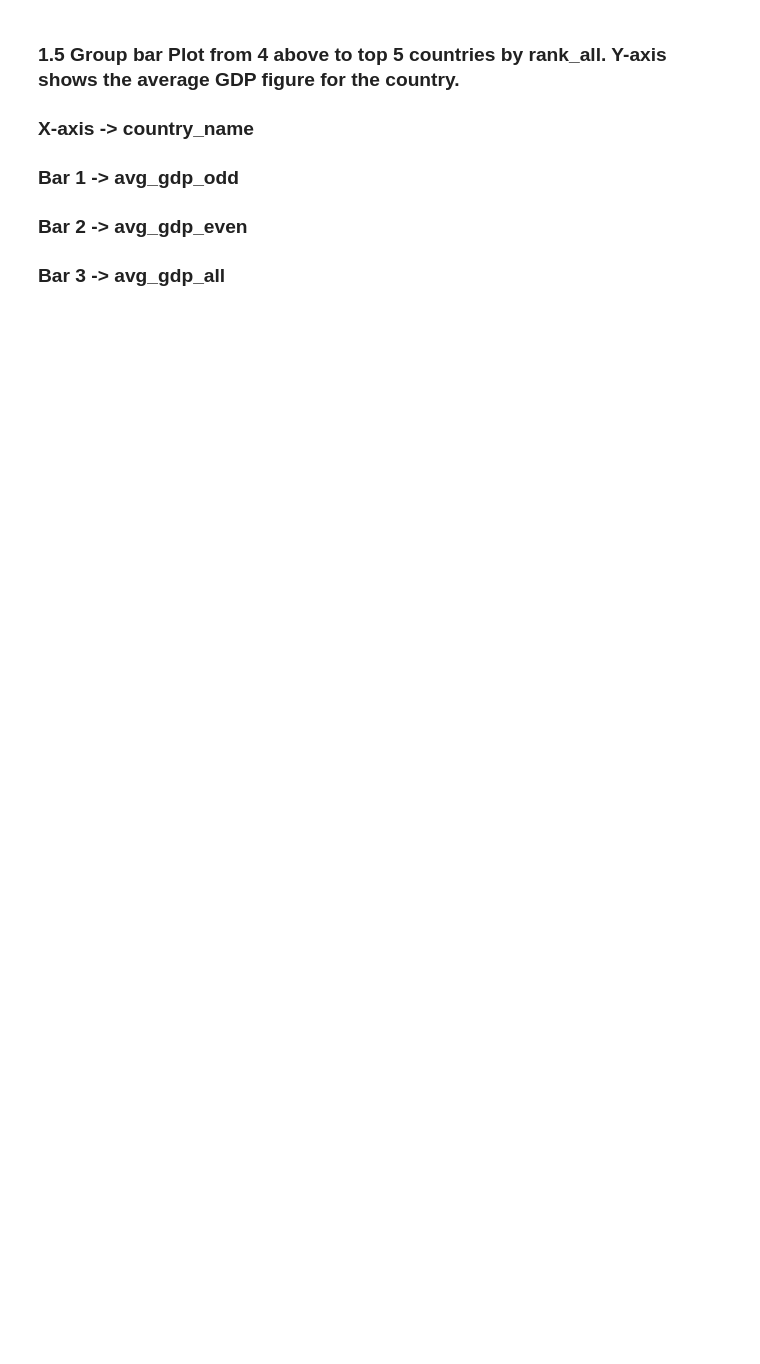
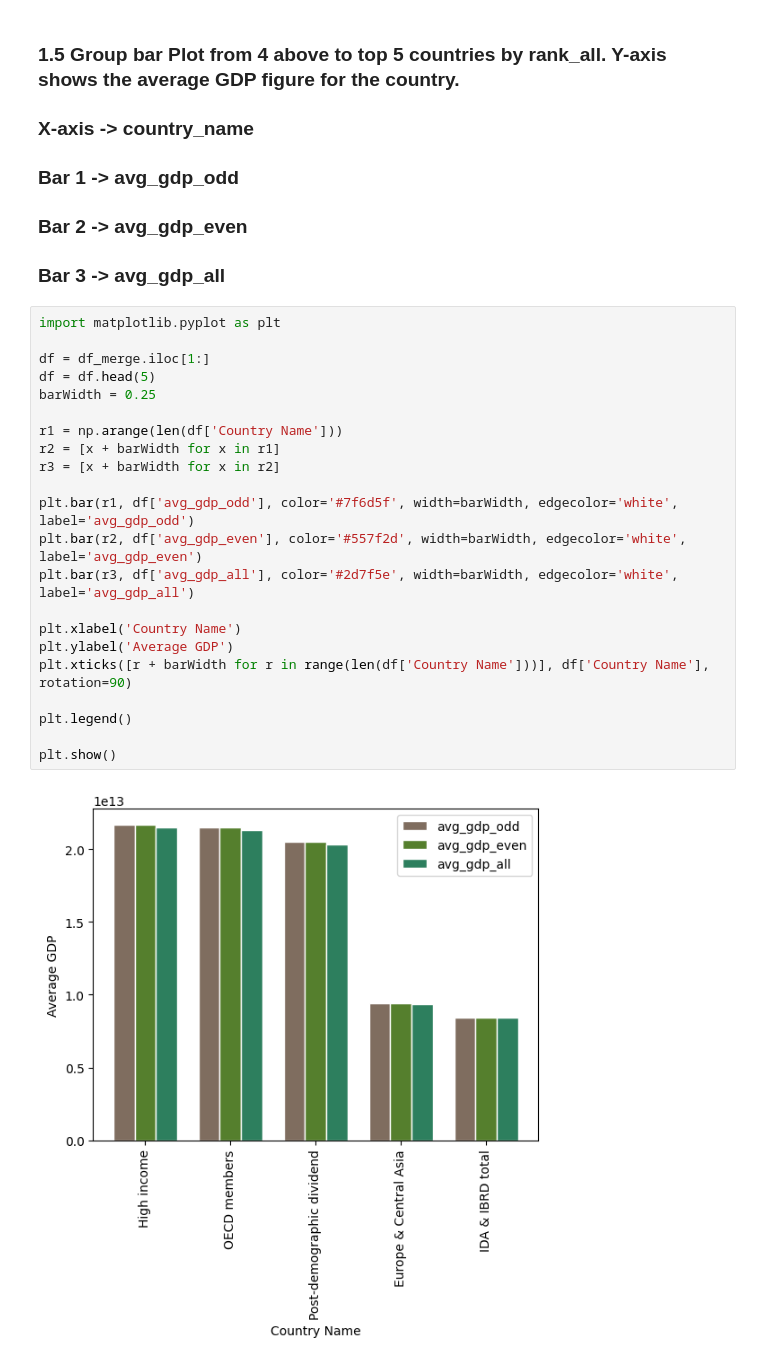
Before and after one commit to sivasamy1/data_analytics, a Jupyter notebook: World_economy.ipynb, the cells around one changed output. Saved outputs shown, nothing was run; the diff lists cells and outputs as text; blank space fills up the shorter version.

```diff
--- a/World_economy.ipynb
+++ b/World_economy.ipynb
@@ -139,3 +143,27 @@ pty_print(df_merge.head(10))
 ### **Bar 1 -> avg_gdp_odd**
 ### **Bar 2 -> avg_gdp_even**
 ### **Bar 3 -> avg_gdp_all**
+# %%
+import matplotlib.pyplot as plt
+
+df = df_merge.iloc[1:]
+df = df.head(5)
+barWidth = 0.25
+
+r1 = np.arange(len(df['Country Name']))
+r2 = [x + barWidth for x in r1]
+r3 = [x + barWidth for x in r2]
+
+plt.bar(r1, df['avg_gdp_odd'], color='#7f6d5f', width=barWidth, edgecolor='white', label='avg_gdp_odd')
+plt.bar(r2, df['avg_gdp_even'], color='#557f2d', width=barWidth, edgecolor='white', label='avg_gdp_even')
+plt.bar(r3, df['avg_gdp_all'], color='#2d7f5e', width=barWidth, edgecolor='white', label='avg_gdp_all')
+
+plt.xlabel('Country Name')
+plt.ylabel('Average GDP')
+plt.xticks([r + barWidth for r in range(len(df['Country Name']))], df['Country Name'], rotation=90)
+
+plt.legend()
+
+plt.show()
+# %% [output]
+[figure, added]
```
Also changed, not shown: parts of 17 cells of this notebook.
